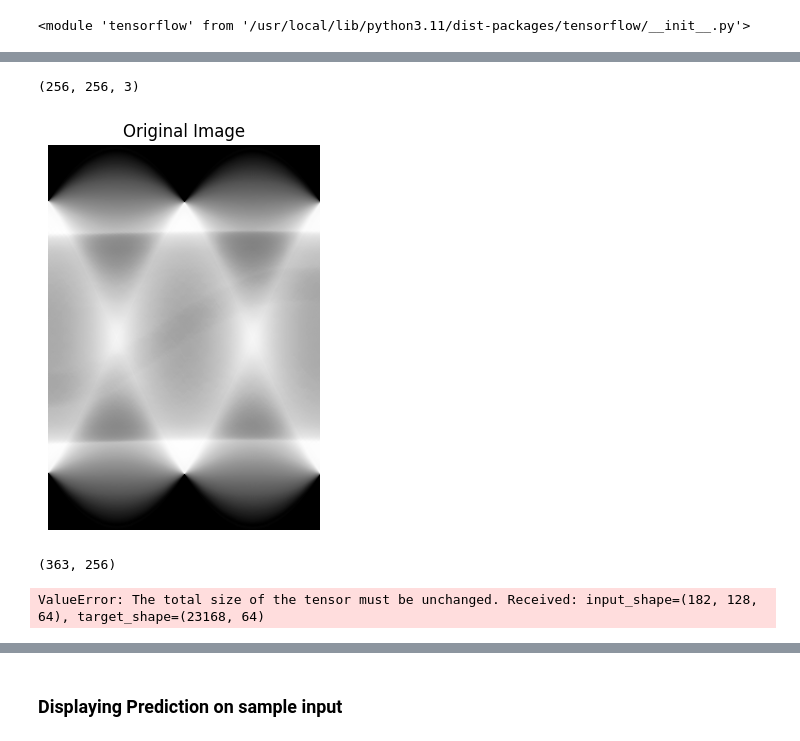
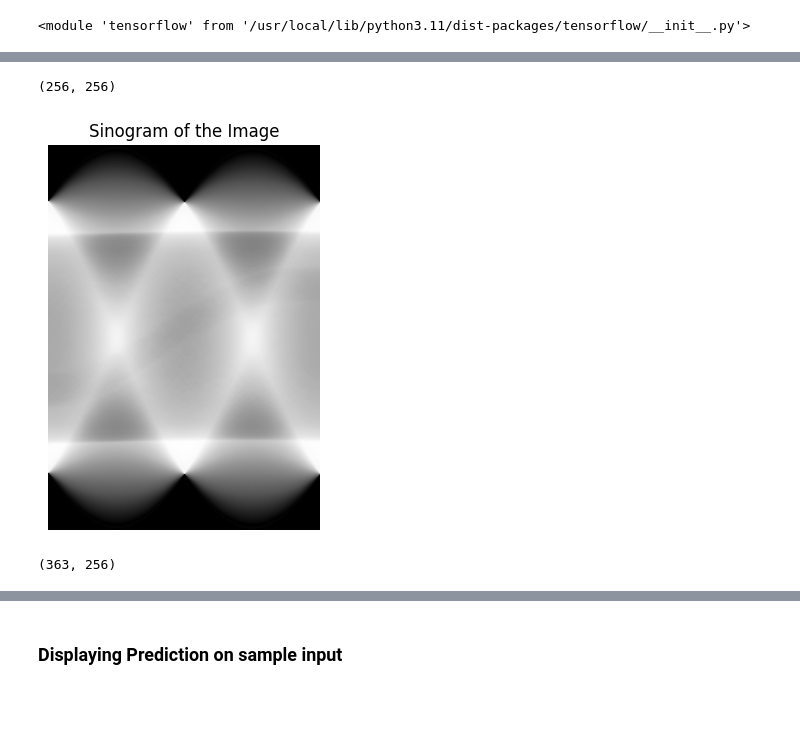
Before and after one commit to Bhar8at/DLR, a Jupyter notebook: model.ipynb, the cells around one changed output, grey strips where cells are left out. Drawn from its saved outputs; the diff is of its cells as text; code cells hidden in the pictures; blank space fills up the shorter version.

Commit message:
Modified Model architecture

```diff
--- a/model.ipynb
+++ b/model.ipynb
@@ -32,5 +58,5 @@ def build_model(input_shape):
 # %%
 from skimage import io
 from skimage.transform import resize
-image = io.imread('/content/demo.jpg')
+image = io.imread('/content/demo.jpg', as_gray = True)
 image = resize(image, (256,256))
@@ -50,36 +76,28 @@ plt.show()
 # %%
 image.shape
 # %% [output]
-(256, 256, 3)
+(256, 256)
 # %%
 from skimage.transform import radon
 from skimage.color import rgb2gray
 import numpy as np
 
-# Convert the image to grayscale
-image_gray = rgb2gray(image)
-
 # Apply the radon transform to the grayscale image
-sinogram = radon(image_gray, theta=np.linspace(0., 180., max(image_gray.shape), endpoint=False), circle = False)
+sinogram = radon(image, theta=np.linspace(0., 180., max(image.shape), endpoint=False), circle = False)
 # %%
 plt.figure(figsize=(10, 5))
 # Display the original image
 plt.subplot(1, 2, 1)
 plt.imshow(sinogram, cmap = plt.cm.Greys_r)
-plt.title('Original Image')
+plt.title('Sinogram of the Image')
 plt.axis('off')
 plt.show()
 # %% [output]
-[figure, old version]
+[figure, new version]
 # %%
 sinogram.shape
 # %% [output]
 (363, 256)
 # %%
-# Add a channel dimension to the sinogram
-sinogram_with_channel = np.expand_dims(sinogram, axis=-1)
-
 # Build the model with the shape of the sinogram including the channel dimension
-model = build_model(sinogram_with_channel.shape)
+model = build_model(sinogram.shape, image.shape)
-# %% [output]
-ValueError: The total size of the tensor must be unchanged. Received: input_shape=(182, 128, 64), target_shape=(23168, 64)
```
Also changed, not shown: parts of 12 cells of this notebook.
